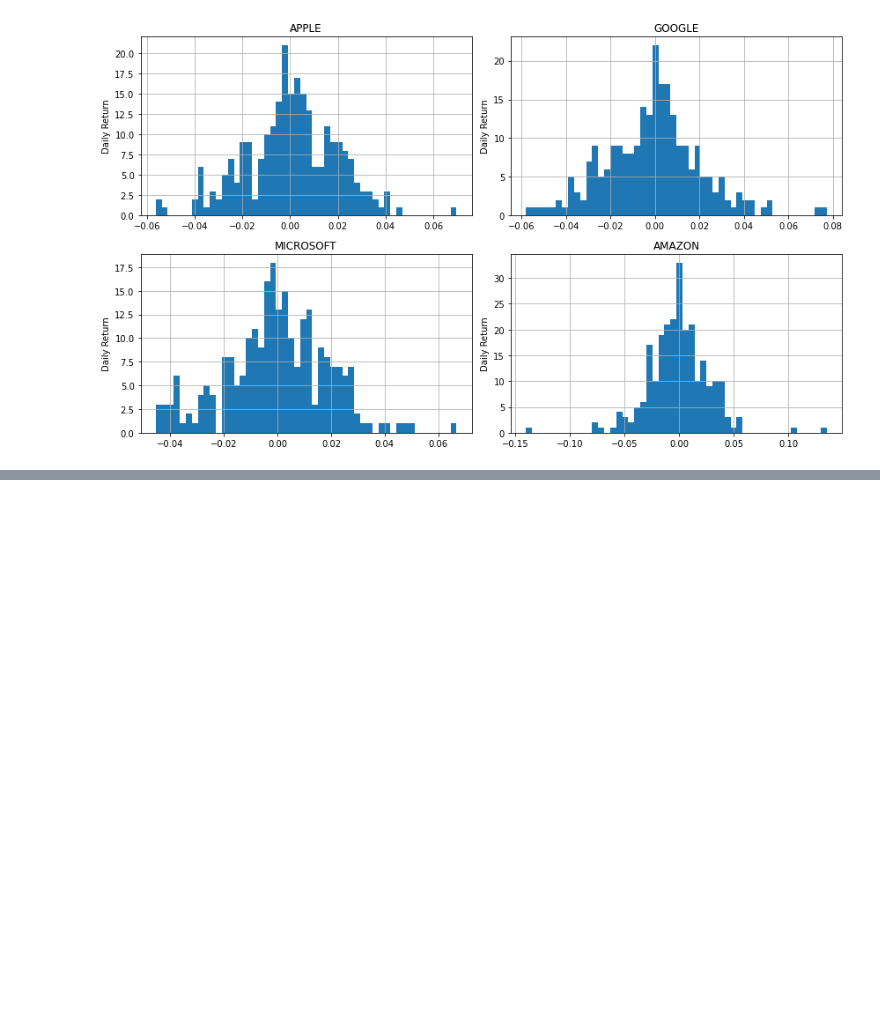
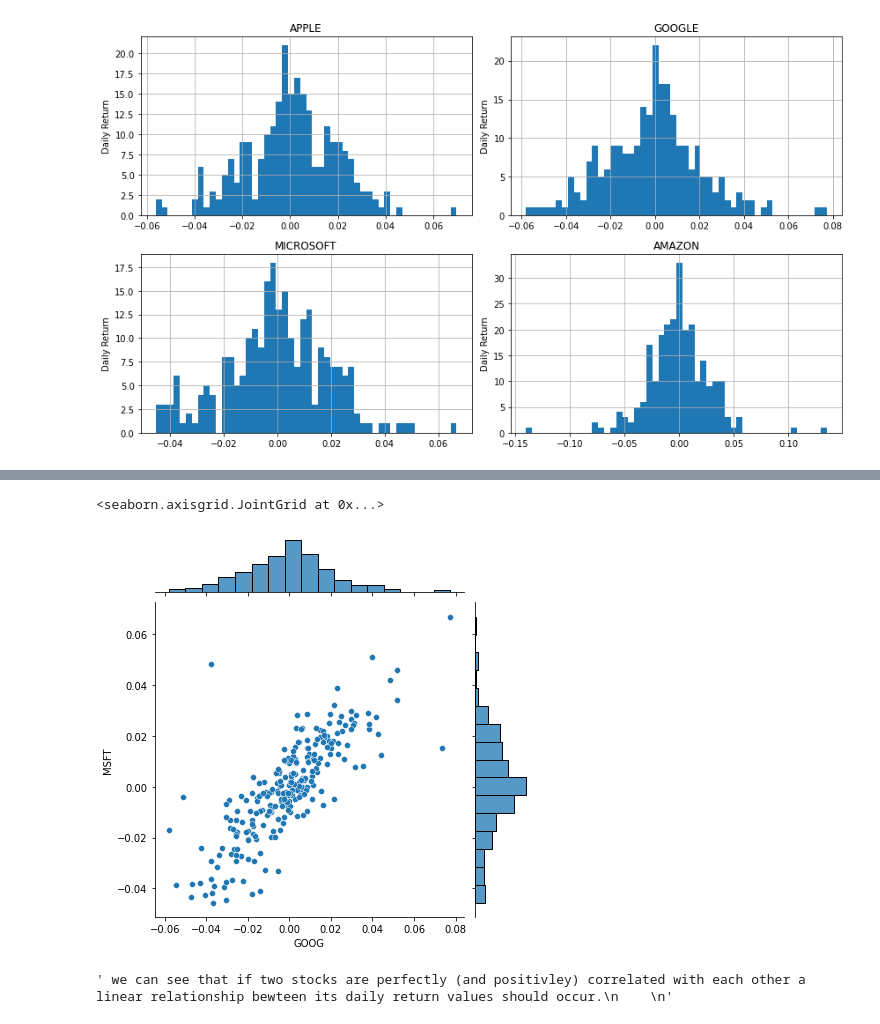
Before and after one commit to BANZOM/Stock_Market_Price_Prediction_by_LSTM, a Jupyter notebook: stocks_market_prediction_usingLSTM.ipynb, the cells around one changed output, grey strips where cells are left out. Cells and saved outputs as stored; diff of their text form; code cells hidden in the pictures; blank space fills up the shorter version.

```diff
--- a/stocks_market_prediction_usingLSTM.ipynb
+++ b/stocks_market_prediction_usingLSTM.ipynb
@@ -278,0 +267,14 @@ closing_df.head()
+# %%
+# Comparing Google with Microsoft
+# we will use joinplot to compare the daily returns
+
+sns.jointplot(x='GOOG', y='MSFT', data=tech_return, kind='scatter')
+# %% [output]
+<seaborn.axisgrid.JointGrid at 0x...>
+[figure, added]
+# %%
+''' we can see that if two stocks are perfectly (and positivley) correlated with each other a linear relationship bewteen its daily return values should occur.
+
+'''
+# %% [output]
+' we can see that if two stocks are perfectly (and positivley) correlated with each other a linear relationship bewteen its daily return values should occur.\n    \n'
```
Also changed, not shown: parts of 19 cells of this notebook.
